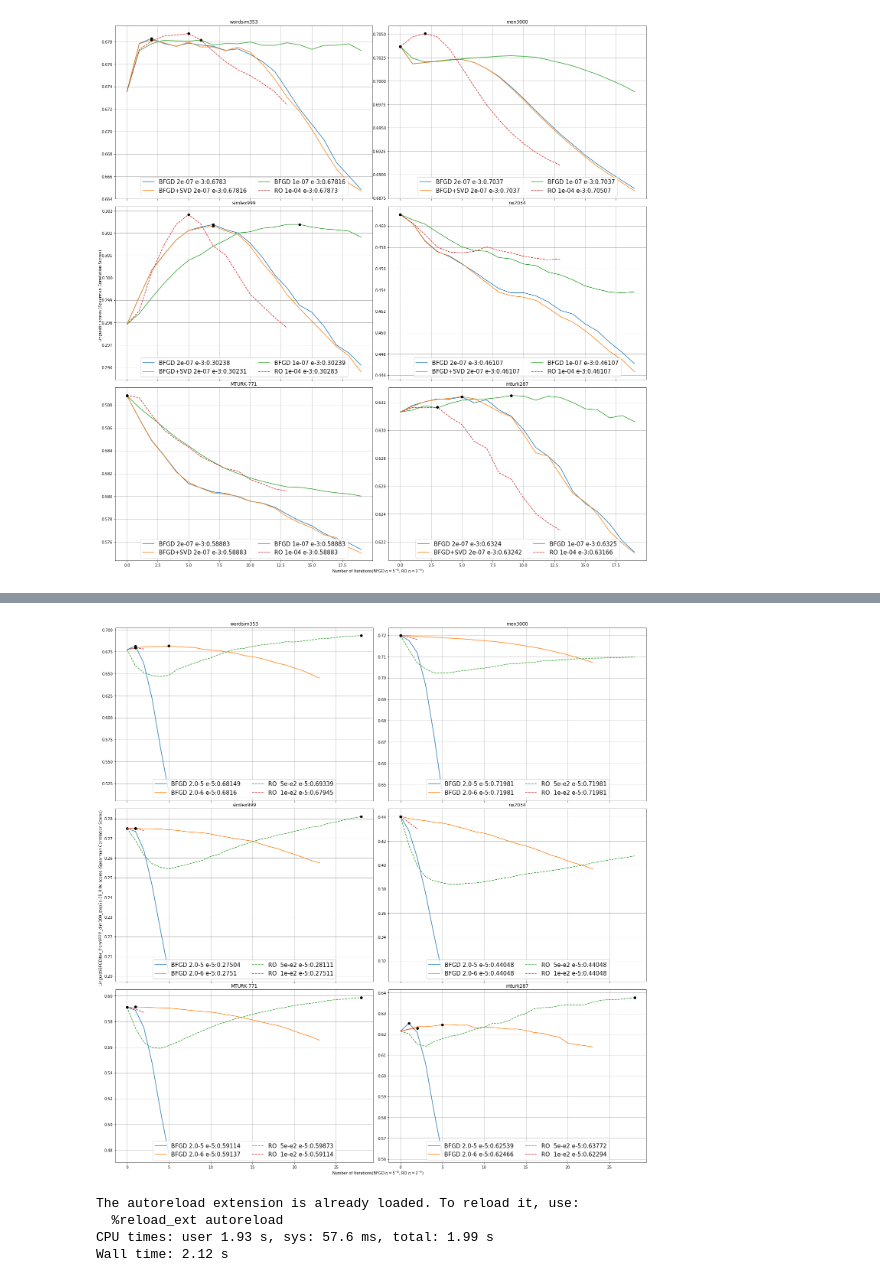
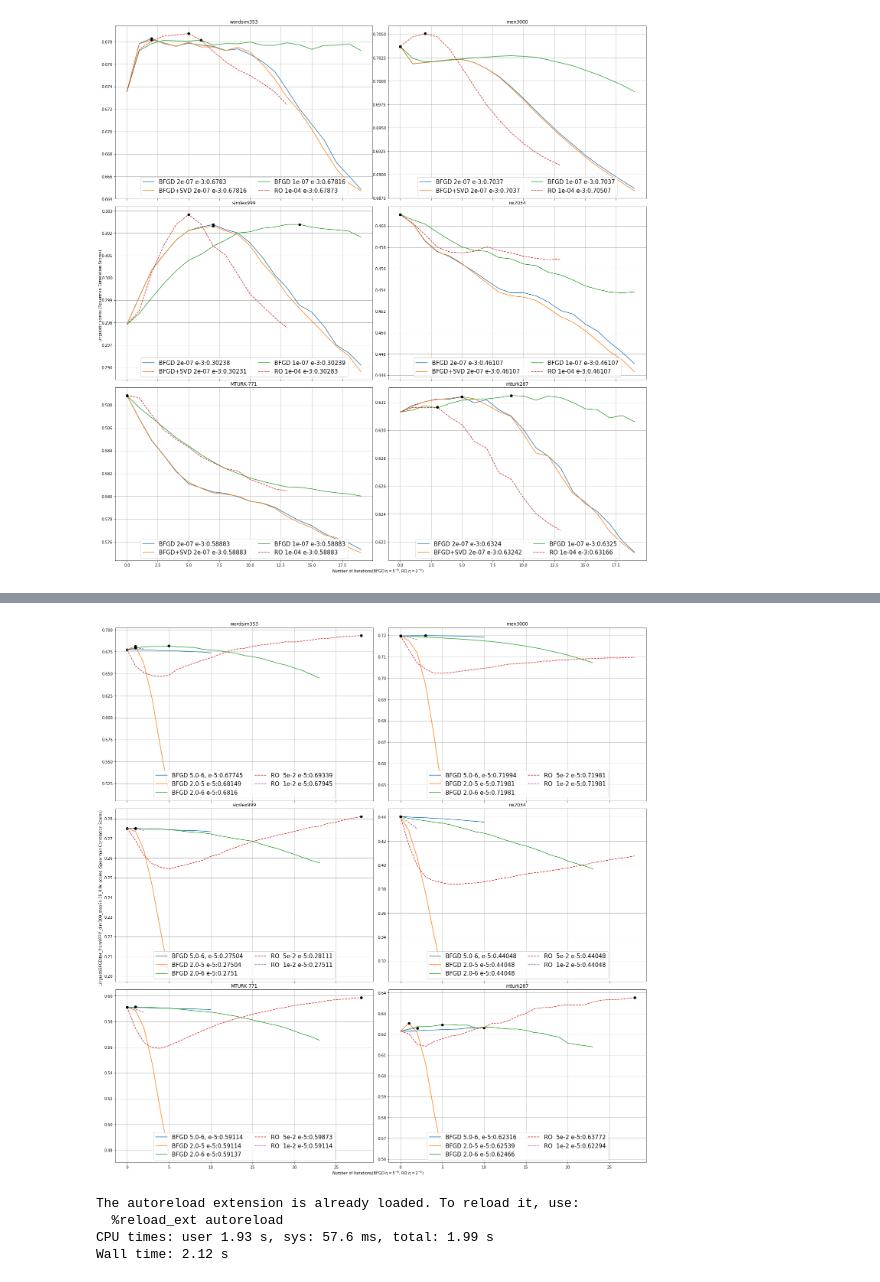
Before and after one commit to YerongLi/BFGD-sgns, a Jupyter notebook: correlation_evaluation.ipynb, the cells around one changed output, grey strips where cells are left out. Saved outputs shown, nothing was run; the diff lists cells and outputs as text; code cells hidden in the pictures.

```diff
--- a/correlation_evaluation.ipynb
+++ b/correlation_evaluation.ipynb
@@ -262,6 +399,7 @@ label_list={
     #BFGDiter_from9PPM_dim100_step2e-08_0.0': 'BFGD 2.0-8',
     #'BFGDiter_from9PPM_dim100_step3.5e-08_0.0': 'BFGD 3.5-8',
     #'BFGDiter_from9PPM_dim100_step4e-08_0.0': 'BFGD 4.0-8',
+    'BFGDiter_fromenwik9-sub0.000010SPPMI5_dim100_step5e-06_100.0': 'BFGD 5.0-6, e-5',
     'BFGDiter_fromenwik9-sub0.000010SPPMI5_dim100_step2e-05_0.0': 'BFGD 2.0-5 e-5',
     'BFGDiter_fromenwik9-sub0.000010SPPMI5_dim100_step2e-06_0.0': 'BFGD 2.0-6 e-5',
 
@@ -278,8 +416,8 @@ label_list={
     #'PSiter_fromenwik9-sub0.001000SPPMI5_dim100_step0.0001_0.0': 'RO 1e-04 e-3',
     #'PSiter_fromenwik9-sub0.001000SPPMI5_dim100_step8e-05_0.0': 'RO 8e-05 e-3'
     #'PSiter_fromenwik9-sub0.000010SPPMI5_dim100_step0.0001_0.0': 'RO  1e-04 e-5'
-    'PSiter_fromenwik9-sub0.000010SPPMI5_dim100_step0.05_0.0': 'RO  5e-e2 e-5',
-    'PSiter_fromenwik9-sub0.000010SPPMI5_dim100_step0.01_0.0': 'RO  1e-e2 e-5'
+    'PSiter_fromenwik9-sub0.000010SPPMI5_dim100_step0.05_0.0': 'RO  5e-2 e-5',
+    'PSiter_fromenwik9-sub0.000010SPPMI5_dim100_step0.01_0.0': 'RO  1e-2 e-5'
     #PSiter_from9PPM_dim100_step1e-05_0.0' : 'RO1.0-5',
 
     #'biasedRevBFGDiter_from9PPM_dim100_step5e-08_0.0': 'unbalanced SVD $C=U$, $W=SV$',
@@ -336,4 +474,4 @@ Wall time: 11.6 s
-[figure, old version]
+[figure, new version]
 # %%
 %%time
 %matplotlib inline
```
Also changed, not shown: parts of 2 cells of this notebook, 13 other files.
